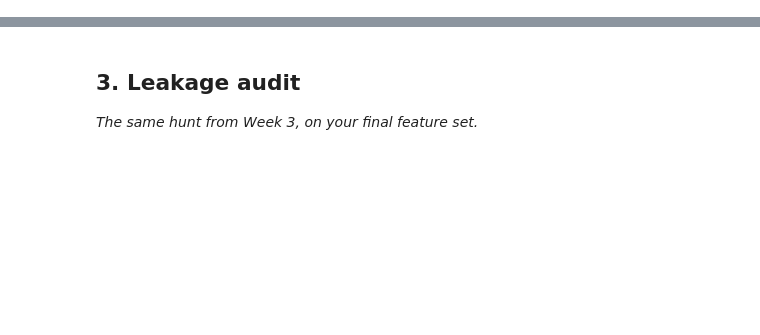
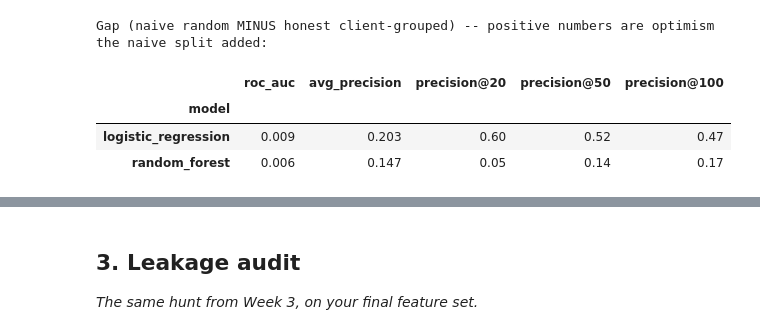
Before and after one commit to Ali-Haider987/alihaider-flyrank-ml, a Jupyter notebook: work/notebooks/w06_validation_audit.ipynb, the cells around one changed output, grey strips where cells are left out. Cells and saved outputs as stored; diff of their text form; code cells hidden in the pictures; blank space fills up the shorter version.

```diff
--- a/work/notebooks/w06_validation_audit.ipynb
+++ b/work/notebooks/w06_validation_audit.ipynb
@@ -15,0 +9,28 @@ This skeleton is yours to fill. Work the sections **in order** — each one has
+# %%
+import os, sys, subprocess
+
+IN_COLAB = "google.colab" in sys.modules
+REPO_URL = "https://github.com/flyrank-bih/flyrank-ml-internship-starter"
+REPO_DIR = "flyrank-ml-internship-starter"
+
+if IN_COLAB:
+    if not os.path.isdir(REPO_DIR):
+        subprocess.run(["git", "clone", "--depth", "1", REPO_URL, REPO_DIR], check=True)
+    os.chdir(REPO_DIR)
+    subprocess.run([sys.executable, "-m", "pip", "install", "-q", "-r", "requirements.txt"], check=True)
+else:
+    while not os.path.isdir("data/raw") and os.getcwd() != "/":
+        os.chdir("..")
+
+import numpy as np, pandas as pd
+from sklearn.linear_model import LogisticRegression
+from sklearn.ensemble import RandomForestClassifier
+from sklearn.pipeline import Pipeline
+from sklearn.preprocessing import StandardScaler
+from sklearn.model_selection import train_test_split
+from sklearn.metrics import roc_auc_score, average_precision_score
+
+RANDOM_STATE = 42
+df = pd.read_csv("data/raw/content_refresh_anonymized.csv")
+df["is_declining_label"] = df["trend_direction"].str.lower().eq("down").astype(int)
+print(df.shape[0], "pages |  declining rate:", round(df["is_declining_label"].mean(), 3))
@@ -22,0 +185,11 @@ This skeleton is yours to fill. Work the sections **in order** — each one has
+# %%
+gap = (before[["roc_auc", "avg_precision", "precision@20", "precision@50", "precision@100"]]
+       - after[["roc_auc", "avg_precision", "precision@20", "precision@50", "precision@100"]])
+print("Gap (naive random MINUS honest client-grouped) -- positive numbers are optimism the naive split added:")
+gap.round(3)
+# %% [output]
+Gap (naive random MINUS honest client-grouped) -- positive numbers are optimism the naive split added:
+|  | roc_auc | avg_precision | precision@20 | precision@50 | precision@100 |
+| model |  |  |  |  |  |
+| logistic_regression | 0.009 | 0.203 | 0.60 | 0.52 | 0.47 |
+| random_forest | 0.006 | 0.147 | 0.05 | 0.14 | 0.17 |
```
Also changed, not shown: parts of 19 cells of this notebook.
